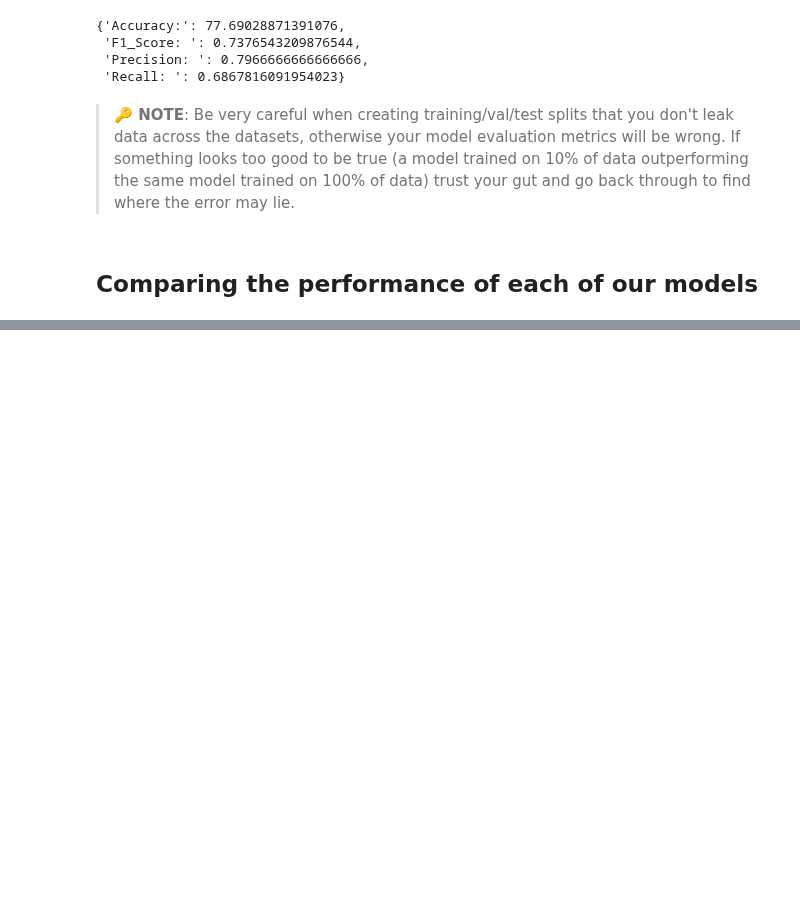
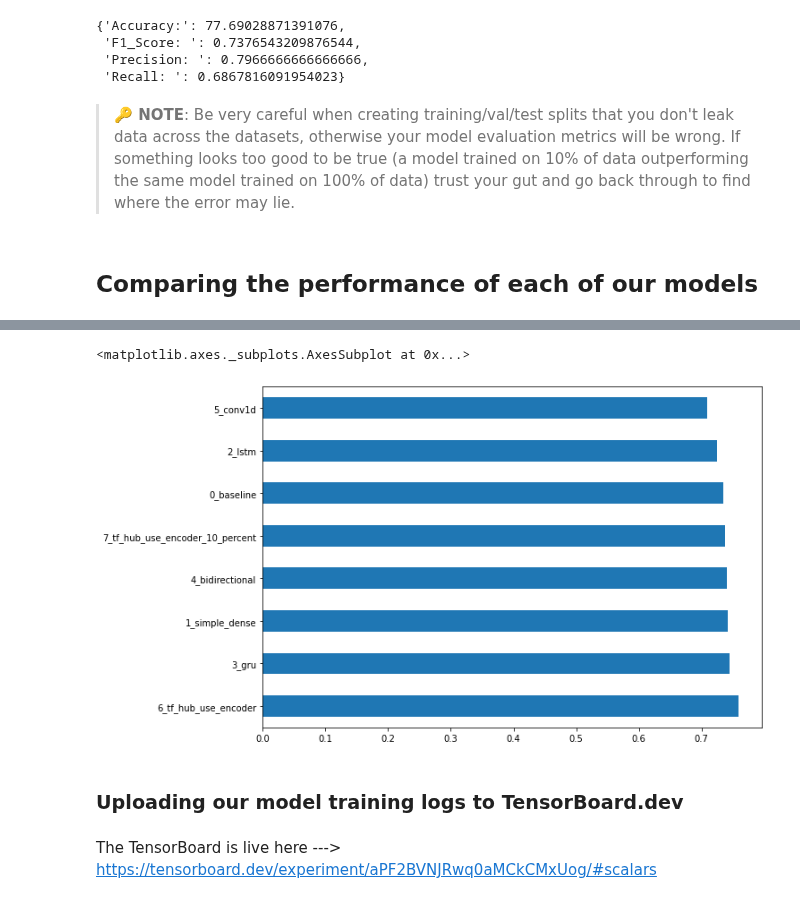
Before and after one commit to ashikshafi08/Learning_Tensorflow, a Jupyter notebook: Notebooks/Introduction_to_NLP_with_TensorFlow.ipynb, the cells around one changed output, grey strips where cells are left out. Drawn from its saved outputs; the diff is of its cells as text; code cells hidden in the pictures; blank space fills up the shorter version.

Commit message:
Updated TensorBoard

```diff
--- a/Notebooks/Introduction_to_NLP_with_TensorFlow.ipynb
+++ b/Notebooks/Introduction_to_NLP_with_TensorFlow.ipynb
@@ -2358,0 +2357,8 @@ all_model_results.plot(kind = 'bar' , figsize = (10 , 7)).legend(bbox_to_anchor
+# %%
+# Sort models results by f1-scores
+all_model_results.sort_values('F1_Score: ' , ascending = False)['F1_Score: '].plot(kind = 'barh' , figsize = (10 , 7))
+# %% [output]
+<matplotlib.axes._subplots.AxesSubplot at 0x...>
+[figure, added]
+# %% [markdown]
+### Uploading our model training logs to TensorBoard.dev
@@ -2358,0 +2372,2 @@ all_model_results.plot(kind = 'bar' , figsize = (10 , 7)).legend(bbox_to_anchor
+# %% [markdown]
+The TensorBoard is live here ---> https://tensorboard.dev/experiment/aPF2BVNJRwq0aMCkCMxUog/#scalars
```
Also changed, not shown: parts of 51 cells of this notebook.
